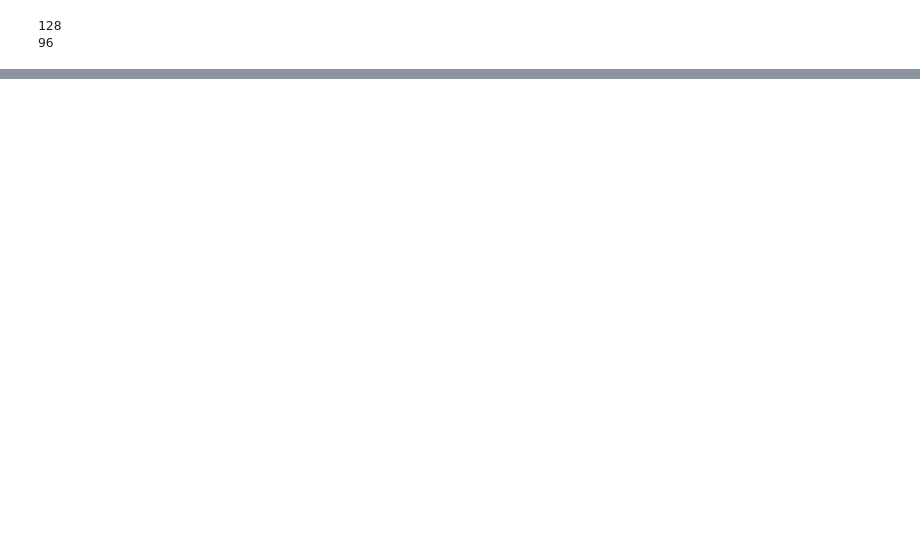
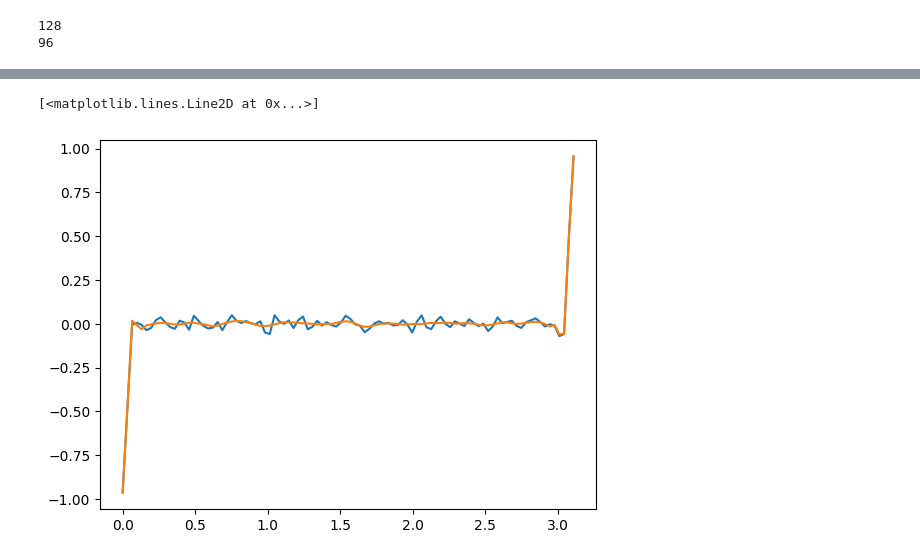
Before and after one commit to dschneidinger/222B_Landau_Damping_2024, a Jupyter notebook: 2-Landau_damping_in_PIC/EPW/klD-0.33_vth-0.055c/FPC_scratchbook.ipynb, the cells around one changed output, grey strips where cells are left out. Cells and saved outputs as stored; diff of their text form; code cells hidden in the pictures; blank space fills up the shorter version.

```diff
--- a/2-Landau_damping_in_PIC/EPW/klD-0.33_vth-0.055c/FPC_scratchbook.ipynb
+++ b/2-Landau_damping_in_PIC/EPW/klD-0.33_vth-0.055c/FPC_scratchbook.ipynb
@@ -100,0 +145,15 @@ len(np.gradient(P[:,80]))
+# %%
+
+P = coarse_grained_in_v(phasearray)
+Q = coarse_grained_in_x(P)
+
+Billy = gradx(P)
+#plt.plot(x_p,P[64,:])
+plt.plot(x_p,Billy[64,:])
+
+Mandy = gradx(Q)
+#plt.plot(x_p,Q[64,:])
+plt.plot(x_p,Mandy[64,:])
+# %% [output]
+[<matplotlib.lines.Line2D at 0x...>]
+[figure, added]
```
Also changed, not shown: parts of 3 cells of this notebook.
